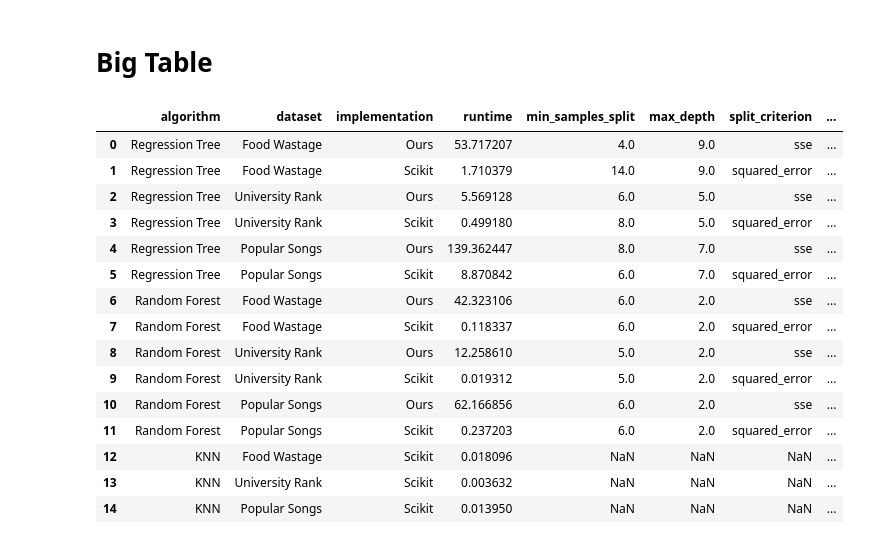
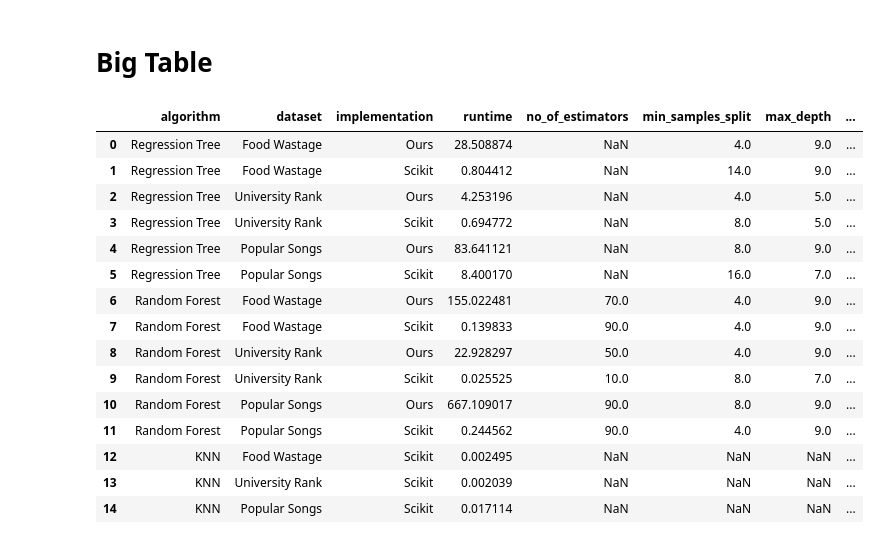
Before and after one commit to Esaiasson/Machine_learning_WS_2025, a Jupyter notebook: A2/final_results.ipynb, the cells around one changed output. Saved outputs shown, nothing was run; the diff lists cells and outputs as text; code cells hidden in the pictures.

```diff
--- a/A2/final_results.ipynb
+++ b/A2/final_results.ipynb
@@ -24,6 +24,6 @@ warnings.filterwarnings('ignore', category=FutureWarning)
 
 food_waste_df_train, food_waste_df_test = pre_food_wastage.preprocessing_food_wastage()
 college_rank_df_train, college_rank_df_test = pre_college_ranking.preprocessing_college_ranking()
-popular_songs_features_train, popular_songs_features_test = pre_ppl_songs.preprocessing_polar_songs()
+popular_songs_features_train, popular_songs_features_test = pre_ppl_songs.preprocessing_popular_songs()
 # %% [output]
 Dataset Food Wastage
@@ -63,7 +60,7 @@ param_grid_scikit = {
 
 param_grid_rf = {
     'no_of_estimators': range(10,100,20),
-    'split_criterion': ['sse', 'mse'],
+    'split_criterion': ['sse'],
     'max_depth': range(1,10,2),
     'min_samples_split': range(4,13,4),
     'max_features_criterion': ['sqrt', 'log2']
@@ -749,7 +621,10 @@ all_results = pd.concat([
 all_results = all_results.join(all_results['Parameters'].apply(pd.Series))
 
 index_to_fix = ~all_results["criterion"].isna()
+index_to_fix_as_well = ~all_results["n_estimators"].isna()
+
 all_results.loc[index_to_fix, "split_criterion"] = all_results.loc[index_to_fix, "criterion"]
+all_results.loc[index_to_fix_as_well, "no_of_estimators"] = all_results.loc[index_to_fix_as_well, "n_estimators"]
 
 all_results = all_results.drop(["Parameters", "criterion"], axis=1)
 all_results = all_results.rename(columns={'mean_rmse':'cross validated rmse', 'mean_mae': "cross validated mae"})
@@ -792,47 +667,47 @@ all_results = eval.big_table_formating(
     all_results,
     food_waste_rmse_rf,
     food_waste_mae_rf,
     food_waste_rmse_rf_scikit,
     food_waste_mae_rf_scikit
 
 )
 
 all_results = eval.big_table_formating(
     "University Rank",
     all_results,
     college_rank_rmse_rf,
     college_rank_mae_rf,
     college_rank_rmse_rf_scikit,
     college_rank_mae_rf_scikit,
 )
 
 all_results = eval.big_table_formating(
     "Popular Songs",
     all_results,
     popular_songs_rmse_rf,
     popular_songs_mae_rf,
     popular_songs_rmse_rf_scikit,
     popular_songs_mae_rf_scikit,
 )
 all_results = pd.concat([all_results, pd.DataFrame([food_waste_knn_results, college_rank_knn_results, popular_songs_knn_results])], ignore_index=True)
 
-all_results_reorderd = all_results[["algorithm", "dataset", "implementation", "runtime", "min_samples_split", "max_depth", "split_criterion", "cross validated rmse", "cross validated mae", "test set rmse", "test set mae"]]
+all_results_reorderd = all_results[["algorithm", "dataset", "implementation", "runtime", "no_of_estimators", "min_samples_split", "max_depth", "split_criterion", "cross validated rmse", "cross validated mae", "test set rmse", "test set mae"]]
 
 all_results_reorderd
 # %% [output]
-|  | algorithm | dataset | implementation | runtime | min_samples_split | max_depth | split_criterion | ... |
-| 0 | Regression Tree | Food Wastage | Ours | 53.717207 | 4.0 | 9.0 | sse | ... |
-| 1 | Regression Tree | Food Wastage | Scikit | 1.710379 | 14.0 | 9.0 | squared_error | ... |
-| 2 | Regression Tree | University Rank | Ours | 5.569128 | 6.0 | 5.0 | sse | ... |
-| 3 | Regression Tree | University Rank | Scikit | 0.499180 | 8.0 | 5.0 | squared_error | ... |
-| 4 | Regression Tree | Popular Songs | Ours | 139.362447 | 8.0 | 7.0 | sse | ... |
-| 5 | Regression Tree | Popular Songs | Scikit | 8.870842 | 6.0 | 7.0 | squared_error | ... |
-| 6 | Random Forest | Food Wastage | Ours | 42.323106 | 6.0 | 2.0 | sse | ... |
-| 7 | Random Forest | Food Wastage | Scikit | 0.118337 | 6.0 | 2.0 | squared_error | ... |
-| 8 | Random Forest | University Rank | Ours | 12.258610 | 5.0 | 2.0 | sse | ... |
-| 9 | Random Forest | University Rank | Scikit | 0.019312 | 5.0 | 2.0 | squared_error | ... |
-| 10 | Random Forest | Popular Songs | Ours | 62.166856 | 6.0 | 2.0 | sse | ... |
-| 11 | Random Forest | Popular Songs | Scikit | 0.237203 | 6.0 | 2.0 | squared_error | ... |
-| 12 | KNN | Food Wastage | Scikit | 0.018096 | NaN | NaN | NaN | ... |
-| 13 | KNN | University Rank | Scikit | 0.003632 | NaN | NaN | NaN | ... |
-| 14 | KNN | Popular Songs | Scikit | 0.013950 | NaN | NaN | NaN | ... |
+|  | algorithm | dataset | implementation | runtime | no_of_estimators | min_samples_split | max_depth | ... |
+| 0 | Regression Tree | Food Wastage | Ours | 28.508874 | NaN | 4.0 | 9.0 | ... |
+| 1 | Regression Tree | Food Wastage | Scikit | 0.804412 | NaN | 14.0 | 9.0 | ... |
+| 2 | Regression Tree | University Rank | Ours | 4.253196 | NaN | 4.0 | 5.0 | ... |
+| 3 | Regression Tree | University Rank | Scikit | 0.694772 | NaN | 8.0 | 5.0 | ... |
+| 4 | Regression Tree | Popular Songs | Ours | 83.641121 | NaN | 8.0 | 9.0 | ... |
+| 5 | Regression Tree | Popular Songs | Scikit | 8.400170 | NaN | 16.0 | 7.0 | ... |
+| 6 | Random Forest | Food Wastage | Ours | 155.022481 | 70.0 | 4.0 | 9.0 | ... |
+| 7 | Random Forest | Food Wastage | Scikit | 0.139833 | 90.0 | 4.0 | 9.0 | ... |
+| 8 | Random Forest | University Rank | Ours | 22.928297 | 50.0 | 4.0 | 9.0 | ... |
+| 9 | Random Forest | University Rank | Scikit | 0.025525 | 10.0 | 8.0 | 7.0 | ... |
+| 10 | Random Forest | Popular Songs | Ours | 667.109017 | 90.0 | 8.0 | 9.0 | ... |
+| 11 | Random Forest | Popular Songs | Scikit | 0.244562 | 90.0 | 4.0 | 9.0 | ... |
+| 12 | KNN | Food Wastage | Scikit | 0.002495 | NaN | NaN | NaN | ... |
+| 13 | KNN | University Rank | Scikit | 0.002039 | NaN | NaN | NaN | ... |
+| 14 | KNN | Popular Songs | Scikit | 0.017114 | NaN | NaN | NaN | ... |
```
Also changed, not shown: parts of 24 cells of this notebook, 6 other files.
